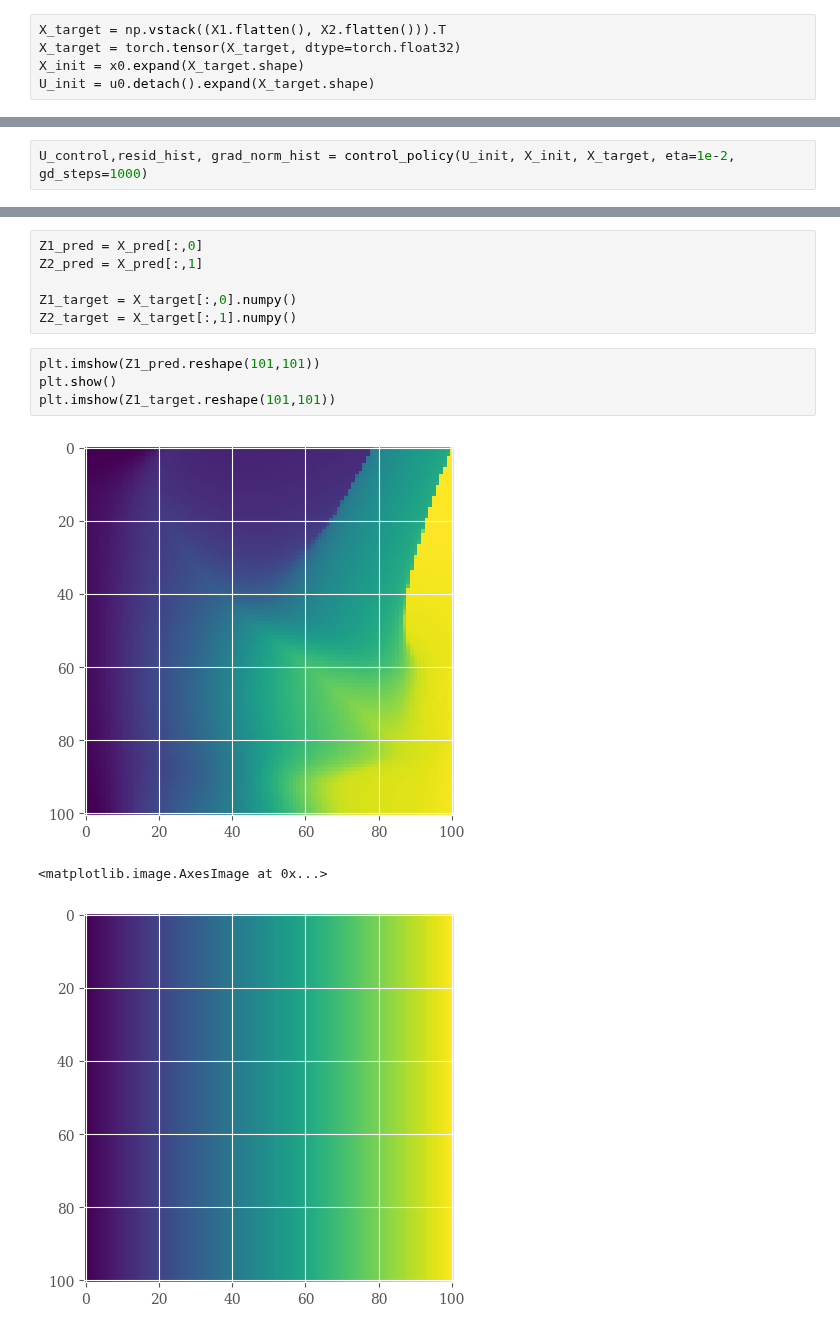
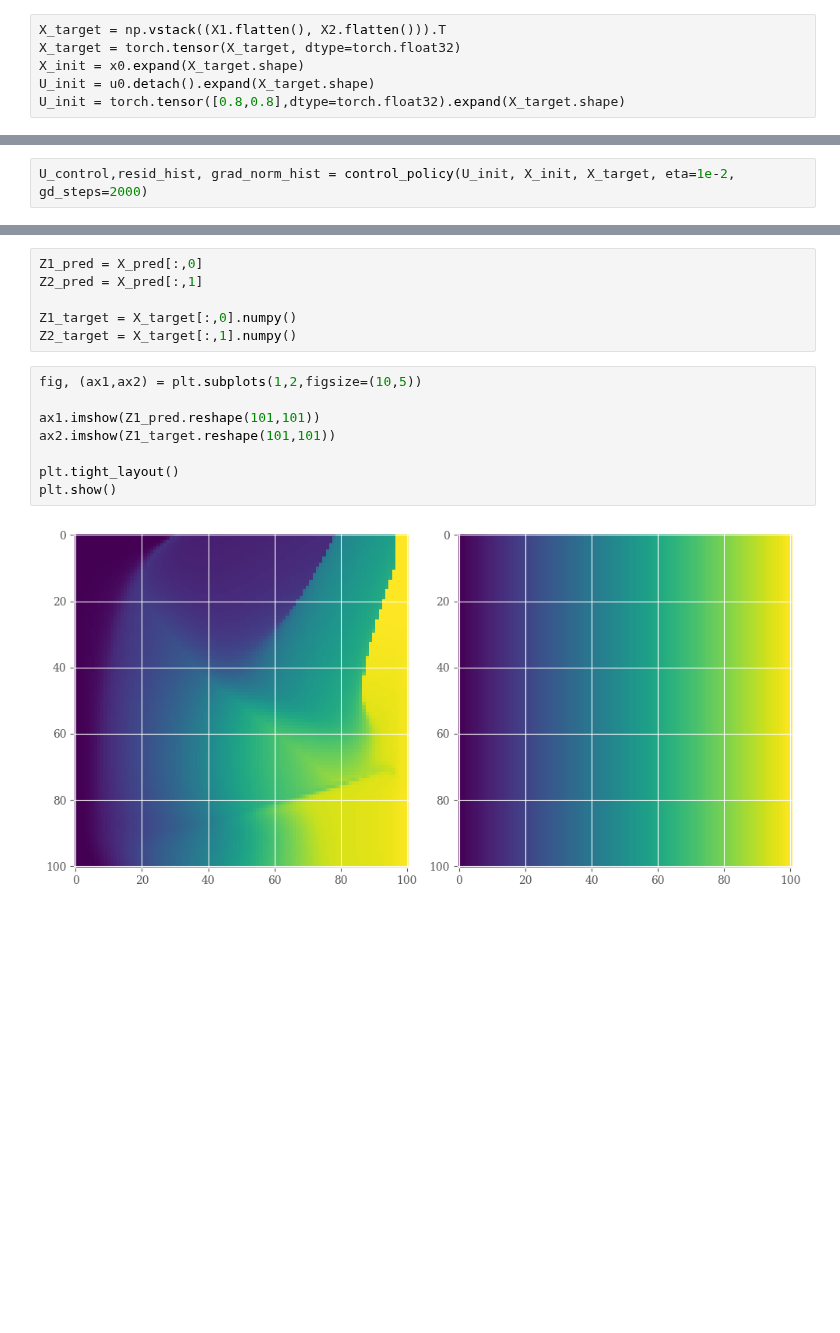
Before and after one commit to MalachiteWind/stable_node_control, a Jupyter notebook: results/mixing_tanks_batch_sweep/control_policy.ipynb, the cells around one changed output, grey strips where cells are left out. Drawn from its saved outputs; the diff is of its cells as text; blank space fills up the shorter version.

Commit message:
batched control policy

```diff
--- a/results/mixing_tanks_batch_sweep/control_policy.ipynb
+++ b/results/mixing_tanks_batch_sweep/control_policy.ipynb
@@ -897,4 +897,5 @@ X_target = np.vstack((X1.flatten(), X2.flatten())).T
 X_target = torch.tensor(X_target, dtype=torch.float32)
 X_init = x0.expand(X_target.shape)
 U_init = u0.detach().expand(X_target.shape)
+U_init = torch.tensor([0.8,0.8],dtype=torch.float32).expand(X_target.shape)
 # %%
@@ -910,5 +903,5 @@ tensor([[-0.2964, -0.9019],
 # %%
-U_control,resid_hist, grad_norm_hist = control_policy(U_init, X_init, X_target, eta=1e-2, gd_steps=1000)
+U_control,resid_hist, grad_norm_hist = control_policy(U_init, X_init, X_target, eta=1e-2, gd_steps=2000)
 # %%
 plt.plot(np.array(resid_hist) / len(U_control)**2)
 plt.show()
@@ -977,11 +950,13 @@ Z2_pred = X_pred[:,1]
 Z1_target = X_target[:,0].numpy()
 Z2_target = X_target[:,1].numpy()
 # %%
-plt.imshow(Z1_pred.reshape(101,101))
+fig, (ax1,ax2) = plt.subplots(1,2,figsize=(10,5))
+
+ax1.imshow(Z1_pred.reshape(101,101))
+ax2.imshow(Z1_target.reshape(101,101))
+
+plt.tight_layout()
 plt.show()
-plt.imshow(Z1_target.reshape(101,101))
 # %% [output]
-[figure, old version]
+[figure, new version]
-<matplotlib.image.AxesImage at 0x...>
-[figure, removed]
 # %%
```
Also changed, not shown: parts of 6 cells of this notebook.
